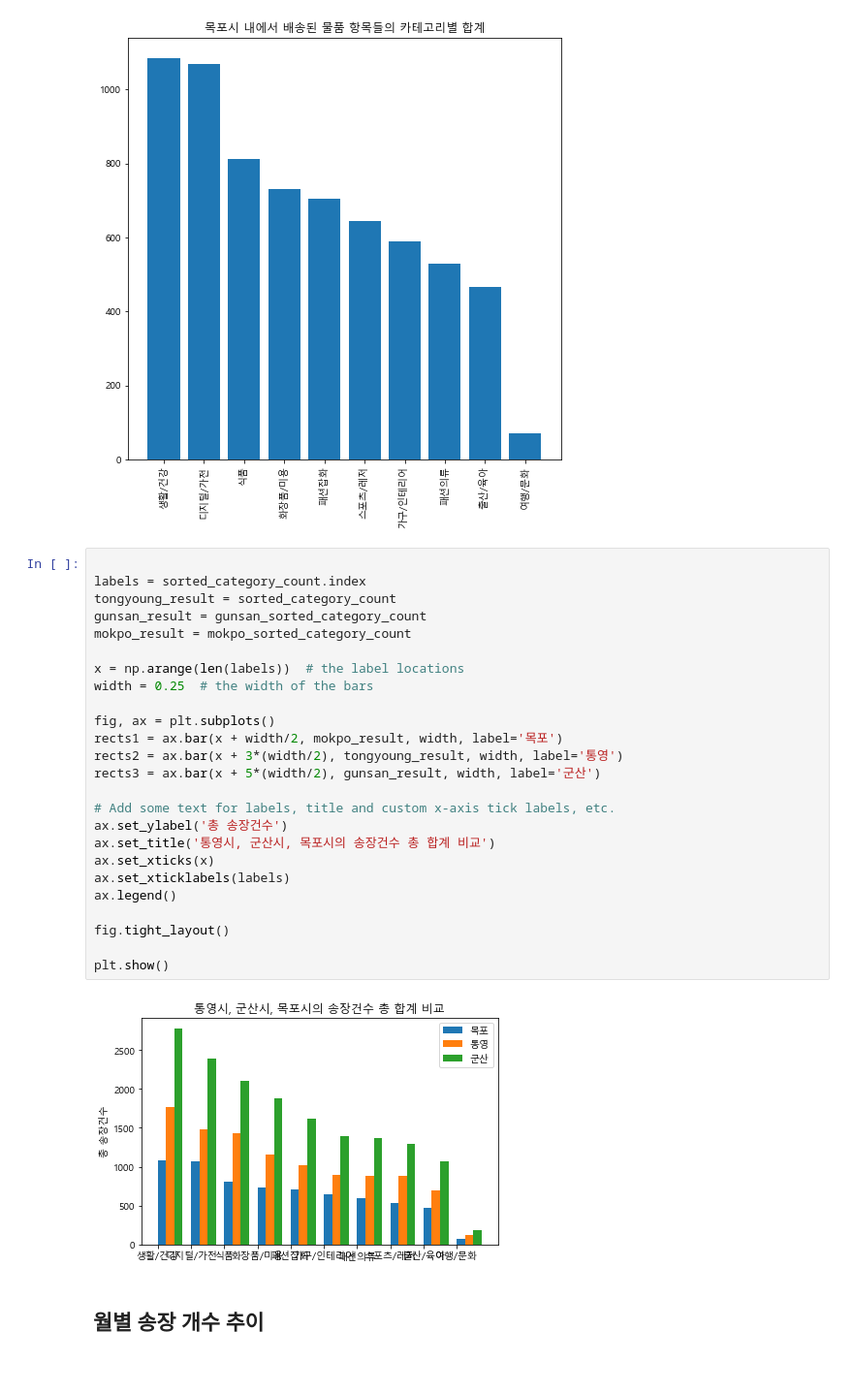
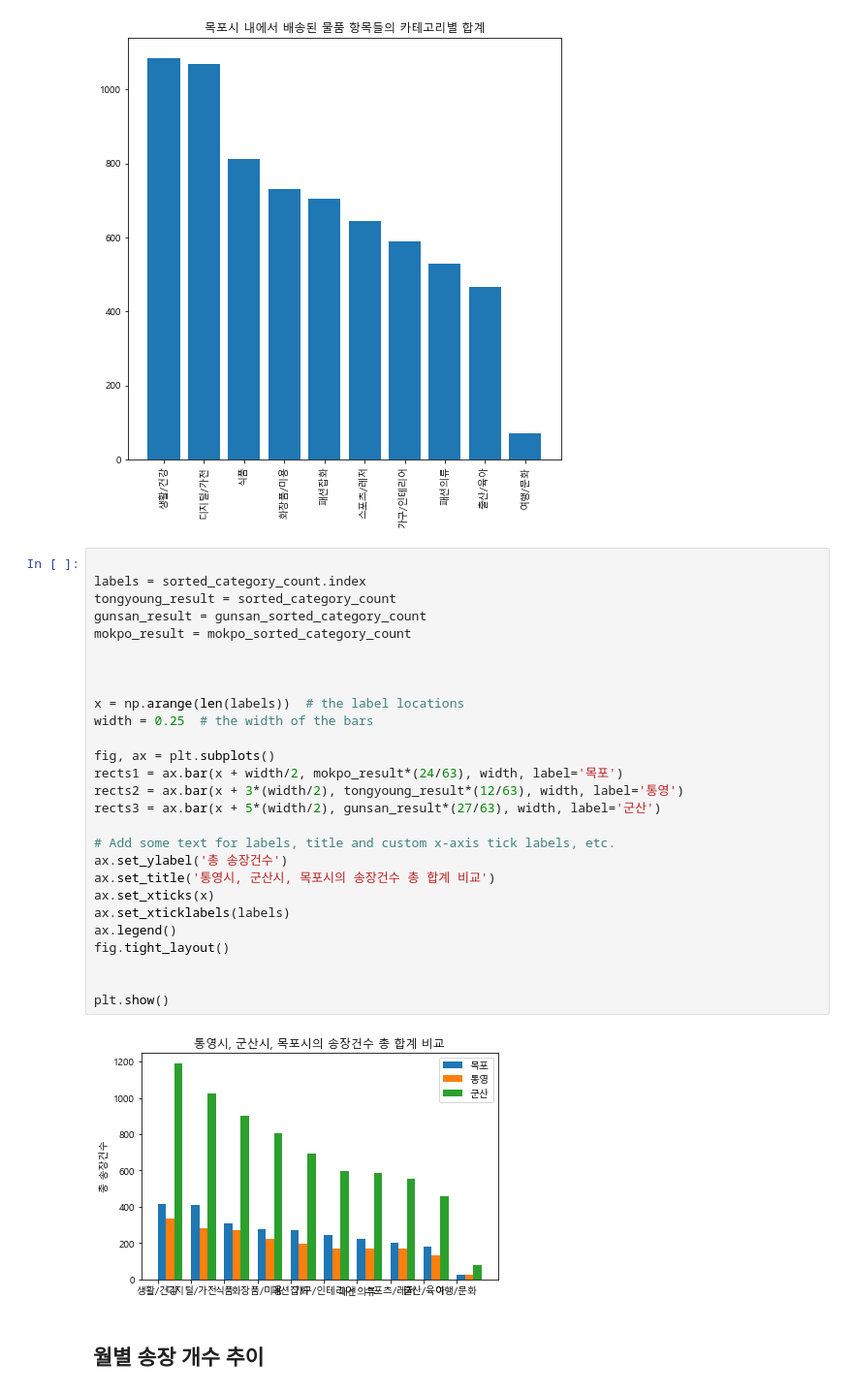
Before and after one commit to MinjuKim0217/-_-, a Jupyter notebook: 빅콘/cj_olive_analysis.ipynb, the cells around one changed output. Shown: that part at 97% size. Saved outputs shown, nothing was run; the diff lists cells and outputs as text.

```diff
--- a/빅콘/cj_olive_analysis.ipynb
+++ b/빅콘/cj_olive_analysis.ipynb
@@ -233,30 +233,32 @@ plt.show()
 # %%
 
 labels = sorted_category_count.index
 tongyoung_result = sorted_category_count
 gunsan_result = gunsan_sorted_category_count
 mokpo_result = mokpo_sorted_category_count
 
+
+
 x = np.arange(len(labels))  # the label locations
 width = 0.25  # the width of the bars
 
 fig, ax = plt.subplots()
-rects1 = ax.bar(x + width/2, mokpo_result, width, label='목포')
-rects2 = ax.bar(x + 3*(width/2), tongyoung_result, width, label='통영')
-rects3 = ax.bar(x + 5*(width/2), gunsan_result, width, label='군산')
+rects1 = ax.bar(x + width/2, mokpo_result*(24/63), width, label='목포')
+rects2 = ax.bar(x + 3*(width/2), tongyoung_result*(12/63), width, label='통영')
+rects3 = ax.bar(x + 5*(width/2), gunsan_result*(27/63), width, label='군산')
 
 # Add some text for labels, title and custom x-axis tick labels, etc.
 ax.set_ylabel('총 송장건수')
 ax.set_title('통영시, 군산시, 목포시의 송장건수 총 합계 비교')
 ax.set_xticks(x)
 ax.set_xticklabels(labels)
 ax.legend()
-
 fig.tight_layout()
 
+
 plt.show()
 # %% [output]
-[figure, old version]
+[figure, new version]
 # %% [markdown]
 ## 월별 송장 개수 추이
 # %%
```
Also changed, not shown: parts of 4 cells of this notebook, 4 other files.
